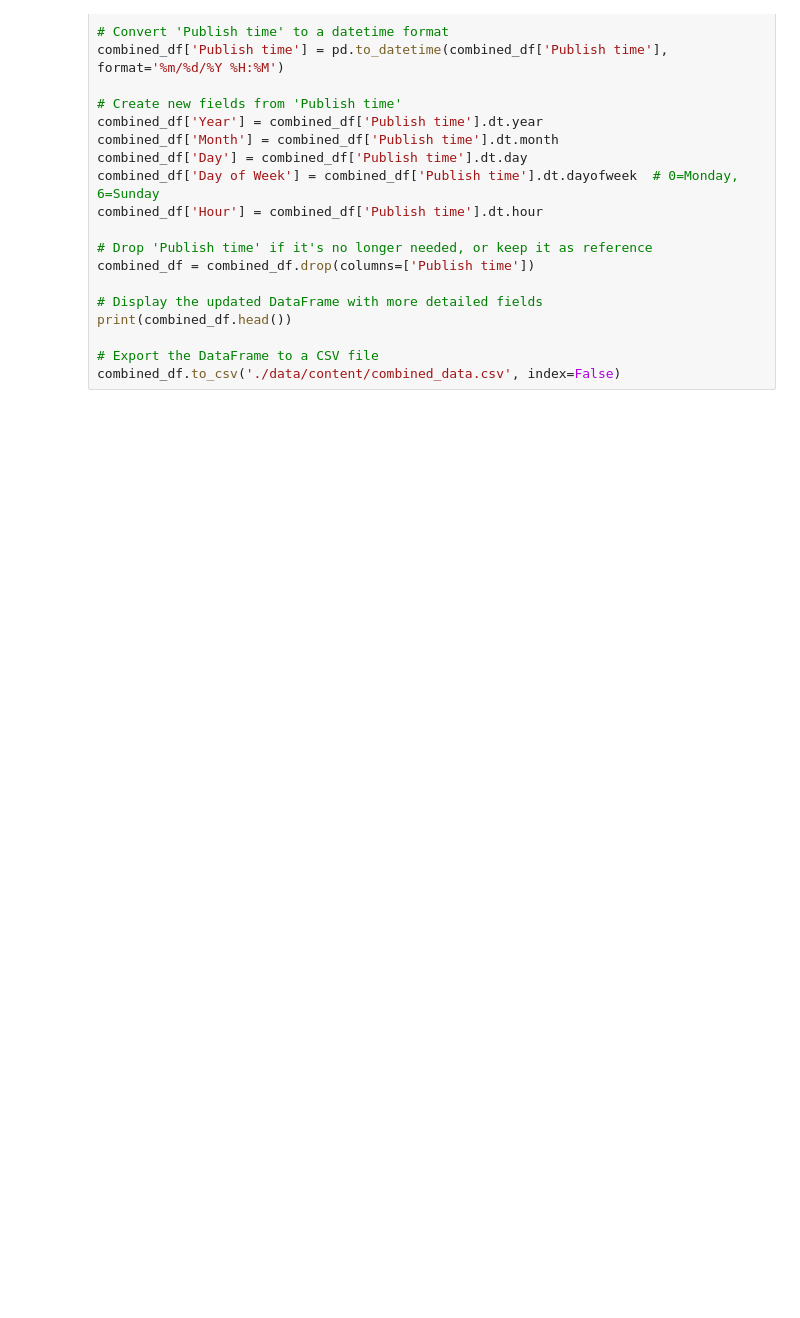
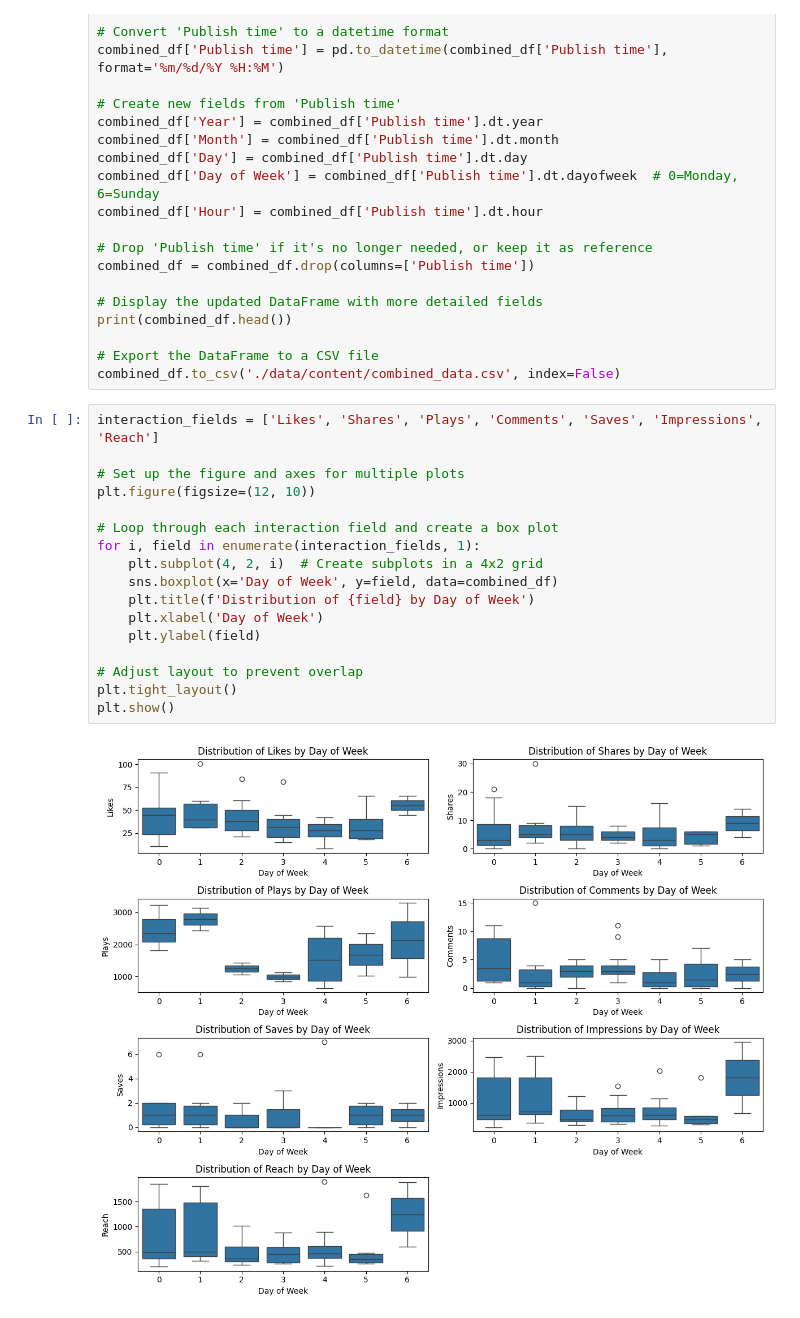
Before and after one commit to 6uan/data-mining, a Jupyter notebook: canine-crew/content.ipynb, the cells around one changed output. Saved outputs shown, nothing was run; the diff lists cells and outputs as text; blank space fills up the shorter version.

Commit message:
feat: box plot and stacked bar chart

```diff
--- a/canine-crew/content.ipynb
+++ b/canine-crew/content.ipynb
@@ -43,3 +45,22 @@ print(combined_df.head())
 
 # Export the DataFrame to a CSV file
 combined_df.to_csv('./data/content/combined_data.csv', index=False)
+# %%
+interaction_fields = ['Likes', 'Shares', 'Plays', 'Comments', 'Saves', 'Impressions', 'Reach']
+
+# Set up the figure and axes for multiple plots
+plt.figure(figsize=(12, 10))
+
+# Loop through each interaction field and create a box plot
+for i, field in enumerate(interaction_fields, 1):
+    plt.subplot(4, 2, i)  # Create subplots in a 4x2 grid
+    sns.boxplot(x='Day of Week', y=field, data=combined_df)
+    plt.title(f'Distribution of {field} by Day of Week')
+    plt.xlabel('Day of Week')
+    plt.ylabel(field)
+
+# Adjust layout to prevent overlap
+plt.tight_layout()
+plt.show()
+# %% [output]
+[figure, added]
```
Also changed, not shown: parts of 2 cells of this notebook.
